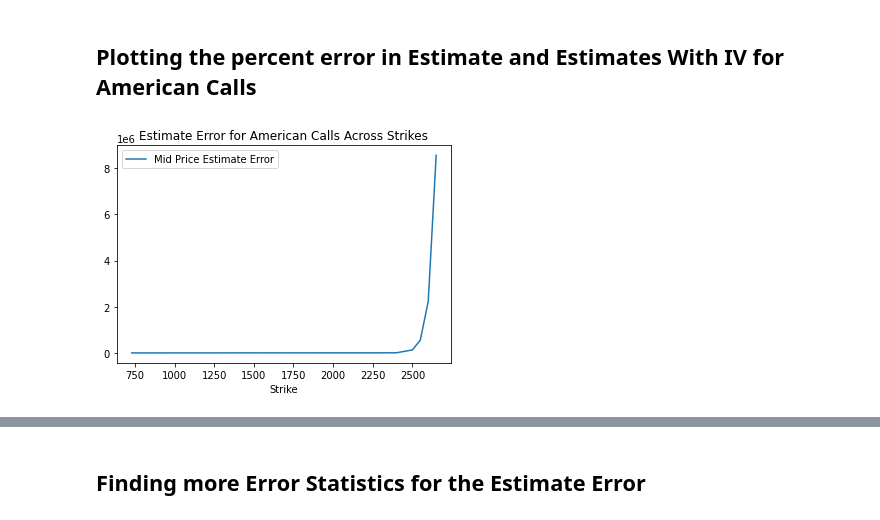
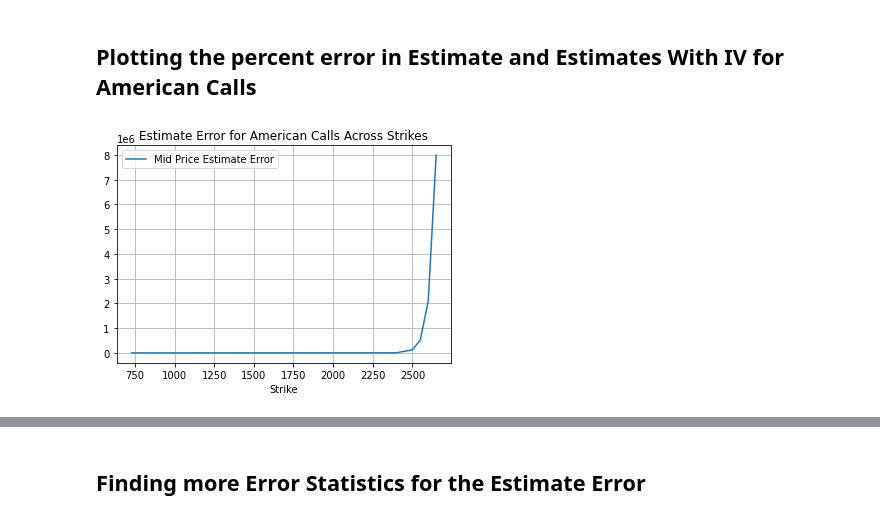
Before and after one commit to Maosef/options_pricing, a Jupyter notebook: option pricing active_clean.ipynb, the cells around one changed output, grey strips where cells are left out. Cells and saved outputs as stored; diff of their text form; code cells hidden in the pictures.

```diff
--- a/option pricing active_clean.ipynb
+++ b/option pricing active_clean.ipynb
@@ -371,7 +361,7 @@ df_btree.head()
 # %%
 df_btree['price_error'] = df_btree['price'][4] - df_btree['price']
-ax1 = df_btree.plot(x='N',y=['price_error'])
-ax1.set_title("Relative error of puts binomial tree method with N")
+ax1 = df_btree.plot(x='N',y=['price_error'],grid = True)
+ax1.set_title("Relative error of puts binomial tree method versus N")
 ax1.set_ylabel("error")
 # %% [output]
 Text(0, 0.5, 'error')
@@ -389,7 +379,7 @@ Text(0, 0.5, 'runtime (s)')
 def price_american(S0, K, T, r, sigma, payoff, model='binomial_tree'):
 
     if model == 'binomial_tree':
-        return price_american_binomial_tree(S0, K, T, r, sigma, payoff=payoff, N=800)
+        return price_american_binomial_tree(S0, K, T, r, sigma, payoff=payoff, N=10000)
     elif model == 'PDE':
         return price_american_PDE(S0, K, T, r, sigma, payoff=payoff, N_space = 4000, N_time = 2000)
 # %%
@@ -530,5 +520,5 @@ for feature in features:
 # %%
 for i in range(0,5):
     #american_put_estimates[i].plot(x='Strike',y=['Mid Price Estimate Error','Last Price Estimate Error'],title='Estimate Error for Puts Across Strikes')
-    american_put_estimates[i].plot(x='Strike',y=['Mid Price Estimate Error'],title='Estimate Error for Puts Across Strikes')
+    american_put_estimates[i].plot(x='Strike',y=['Mid Price Estimate Error'],title='Estimate Error for Puts Across Strikes',grid = True)
 # %% [output]
@@ -540,5 +530,5 @@ for i in range(0,5):
 # %%
 for i in range(0,5):
     #american_put_estimates[i].plot(x='Strike',y=['Mid Price Estimate With IV Error','Last Price Estimate With IV Error'],title='Estimate Error With IV for American Puts Across Strikes')
-    american_put_estimates[i].plot(x='Strike',y=['Mid Price Estimate With IV Error'],title='Estimate Error With IV for American Puts Across Strikes', color = 'y')
+    american_put_estimates[i].plot(x='Strike',y=['Mid Price Estimate With IV Error'],title='Estimate Error With IV for American Puts Across Strikes', color = 'y',grid = True)
 # %% [output]
@@ -552,6 +542,6 @@ for i in range(0,5):
 # %%
 for i in range(0,5):
     #american_put_estimates[i].plot(x='Strike',y=['Mid Price Estimate Error','Last Price Estimate Error'],title='Estimate Error for Puts Across Strikes')
-    american_call_estimates[i].plot(x='Strike',y=['Mid Price Estimate Error'],title='Estimate Error for American Calls Across Strikes')
+    american_call_estimates[i].plot(x='Strike',y=['Mid Price Estimate Error'],title='Estimate Error for American Calls Across Strikes',grid = True)
 # %% [output]
-[figure, old version]
+[figure, new version]
```
Also changed, not shown: parts of 20 cells of this notebook.
